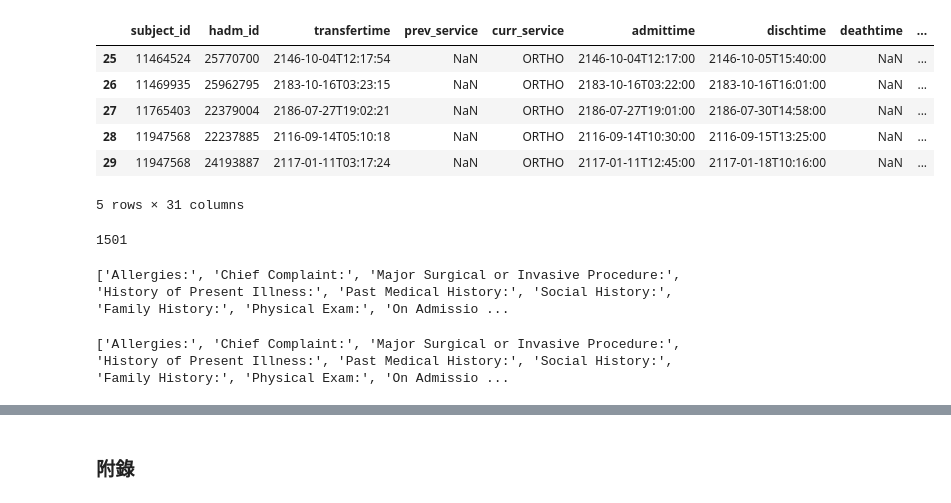
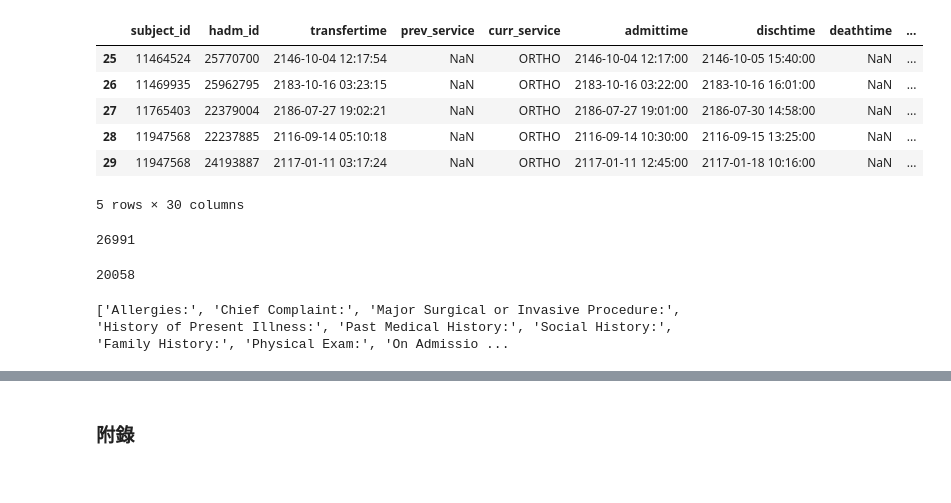
Before and after one commit to Lindychen0119/MIMIC4_SQL_-, a Jupyter notebook: 20250611_title.ipynb, the cells around one changed output, grey strips where cells are left out. Saved outputs shown, nothing was run; the diff lists cells and outputs as text; code cells hidden in the pictures.

```diff
--- a/20250611_title.ipynb
+++ b/20250611_title.ipynb
@@ -2,22 +2,26 @@
 import pandas as pd
 import re
 # %%
-data = pd.read_csv('D:\\博士班\\Aesop\\Docly\\MIMIC\\20250611_title_extract.csv')
+data = pd.read_csv('D:\\博士班\\Aesop\\Docly\\MIMIC\\20250611_extract_title2.csv')
 data.iloc[25:30,:]
 # %% [output]
 |  | subject_id | hadm_id | transfertime | prev_service | curr_service | admittime | dischtime | deathtime | ... |
-| 25 | 11464524 | 25770700 | 2146-10-04T12:17:54 | NaN | ORTHO | 2146-10-04T12:17:00 | 2146-10-05T15:40:00 | NaN | ... |
-| 26 | 11469935 | 25962795 | 2183-10-16T03:23:15 | NaN | ORTHO | 2183-10-16T03:22:00 | 2183-10-16T16:01:00 | NaN | ... |
-| 27 | 11765403 | 22379004 | 2186-07-27T19:02:21 | NaN | ORTHO | 2186-07-27T19:01:00 | 2186-07-30T14:58:00 | NaN | ... |
-| 28 | 11947568 | 22237885 | 2116-09-14T05:10:18 | NaN | ORTHO | 2116-09-14T10:30:00 | 2116-09-15T13:25:00 | NaN | ... |
-| 29 | 11947568 | 24193887 | 2117-01-11T03:17:24 | NaN | ORTHO | 2117-01-11T12:45:00 | 2117-01-18T10:16:00 | NaN | ... |
+| 25 | 11464524 | 25770700 | 2146-10-04 12:17:54 | NaN | ORTHO | 2146-10-04 12:17:00 | 2146-10-05 15:40:00 | NaN | ... |
+| 26 | 11469935 | 25962795 | 2183-10-16 03:23:15 | NaN | ORTHO | 2183-10-16 03:22:00 | 2183-10-16 16:01:00 | NaN | ... |
+| 27 | 11765403 | 22379004 | 2186-07-27 19:02:21 | NaN | ORTHO | 2186-07-27 19:01:00 | 2186-07-30 14:58:00 | NaN | ... |
+| 28 | 11947568 | 22237885 | 2116-09-14 05:10:18 | NaN | ORTHO | 2116-09-14 10:30:00 | 2116-09-15 13:25:00 | NaN | ... |
+| 29 | 11947568 | 24193887 | 2117-01-11 03:17:24 | NaN | ORTHO | 2117-01-11 12:45:00 | 2117-01-18 10:16:00 | NaN | ... |
-5 rows × 31 columns
+5 rows × 30 columns
+# %%
+len(data)
+# %% [output]
+26991
 # %%
 ## N = 1501 有串到Discharge note
 data1 = data[data['text'].notna()].reset_index(drop=True)
 len(data1)
 # %% [output]
-1501
+20058
 # %%
 def title_extract(text):
     line = text.splitlines()
@@ -36,10 +40,8 @@ for i in data1['text_title']:
 all_title = []
 for i in data1['text_title']:
     all_title.extend(i)
-print(all_title)
+# print(all_title)
     # break
-# %% [output]
-['Allergies:', 'Chief Complaint:', 'Major Surgical or Invasive Procedure:', 'History of Present Illness:', 'Past Medical History:', 'Social History:', 'Family History:', 'Physical Exam:', 'On Admissio ...
 # %%
 distinct_title = list(set(all_title))
 # %%
```
Also changed, not shown: parts of 4 cells of this notebook.
